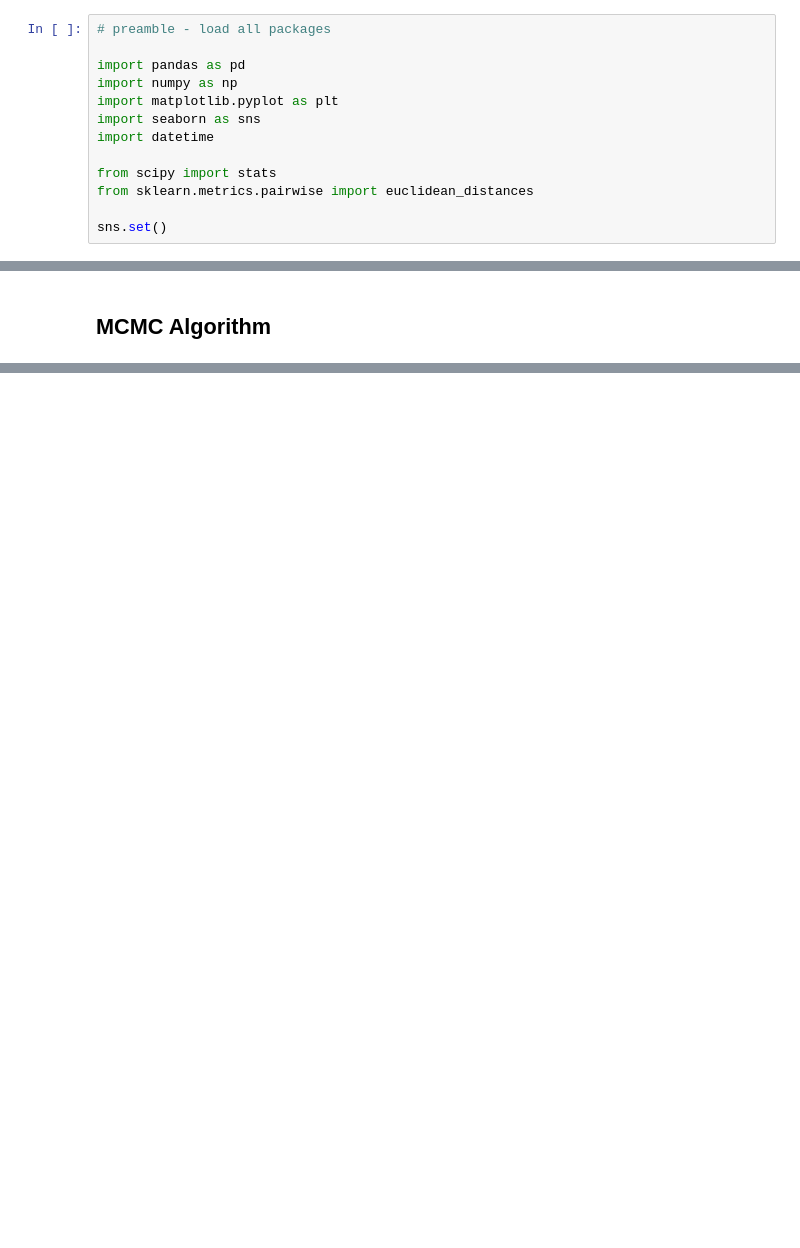
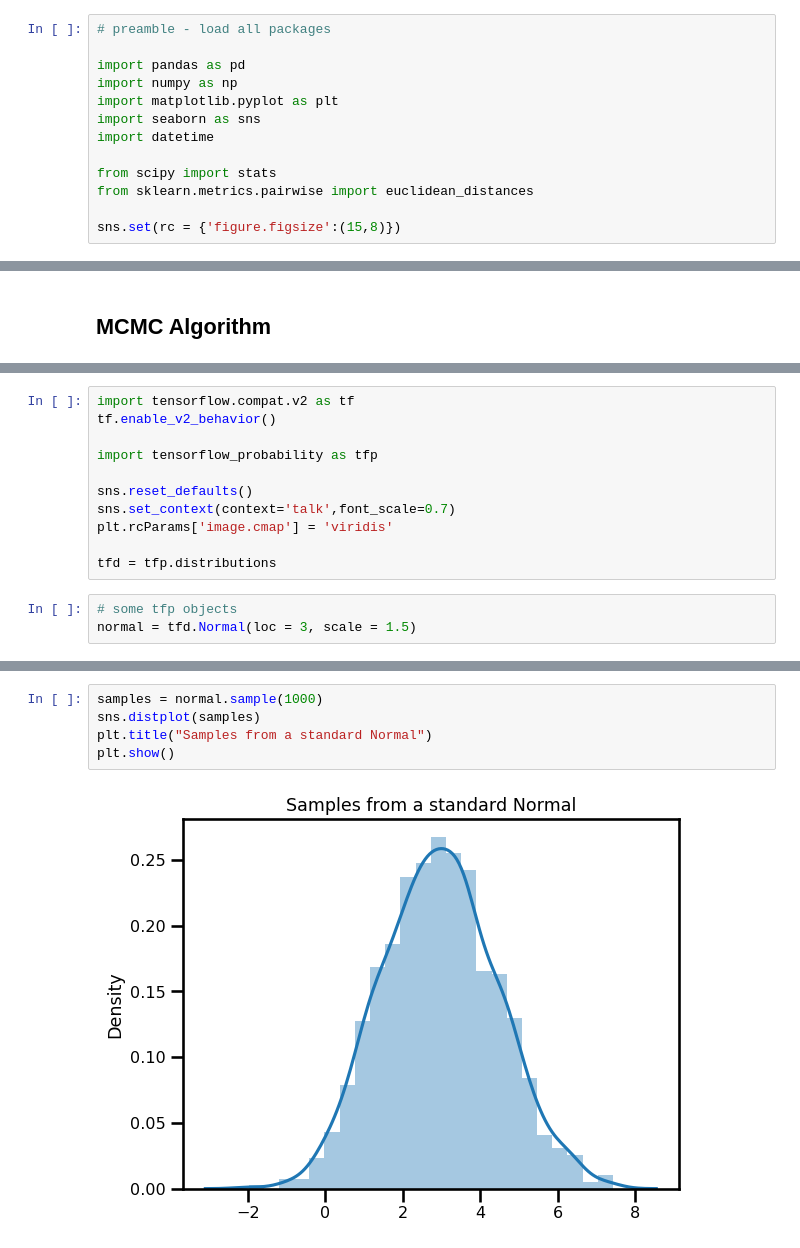
Before and after one commit to A-Morariu/MCMC, a Jupyter notebook: Stochastic epidemic models/Individual Level Epidemic Models.ipynb, the cells around one changed output, grey strips where cells are left out. Saved outputs shown, nothing was run; the diff lists cells and outputs as text; blank space fills up the shorter version.

```diff
--- a/Stochastic epidemic models/Individual Level Epidemic Models.ipynb
+++ b/Stochastic epidemic models/Individual Level Epidemic Models.ipynb
@@ -16,7 +16,7 @@ import datetime
 from scipy import stats
 from sklearn.metrics.pairwise import euclidean_distances
 
-sns.set()
+sns.set(rc = {'figure.figsize':(15,8)})
 # %%
 measles = pd.read_csv('measles_hagelloch_1861.csv')
 # %%
@@ -281,0 +234,14 @@ array([1., 1., 1., 1., 1., 1., 1., 1., 1., 1., 1., 0., 0., 0., 0., 0., 0.,
+# %%
+import tensorflow.compat.v2 as tf
+tf.enable_v2_behavior()
+
+import tensorflow_probability as tfp
+
+sns.reset_defaults()
+sns.set_context(context='talk',font_scale=0.7)
+plt.rcParams['image.cmap'] = 'viridis'
+
+tfd = tfp.distributions
+# %%
+# some tfp objects
+normal = tfd.Normal(loc = 3, scale = 1.5)
@@ -281,0 +251,7 @@ array([1., 1., 1., 1., 1., 1., 1., 1., 1., 1., 1., 0., 0., 0., 0., 0., 0.,
+# %%
+samples = normal.sample(1000)
+sns.distplot(samples)
+plt.title("Samples from a standard Normal")
+plt.show()
+# %% [output]
+[figure, added]
```
Also changed, not shown: parts of 22 cells of this notebook.
